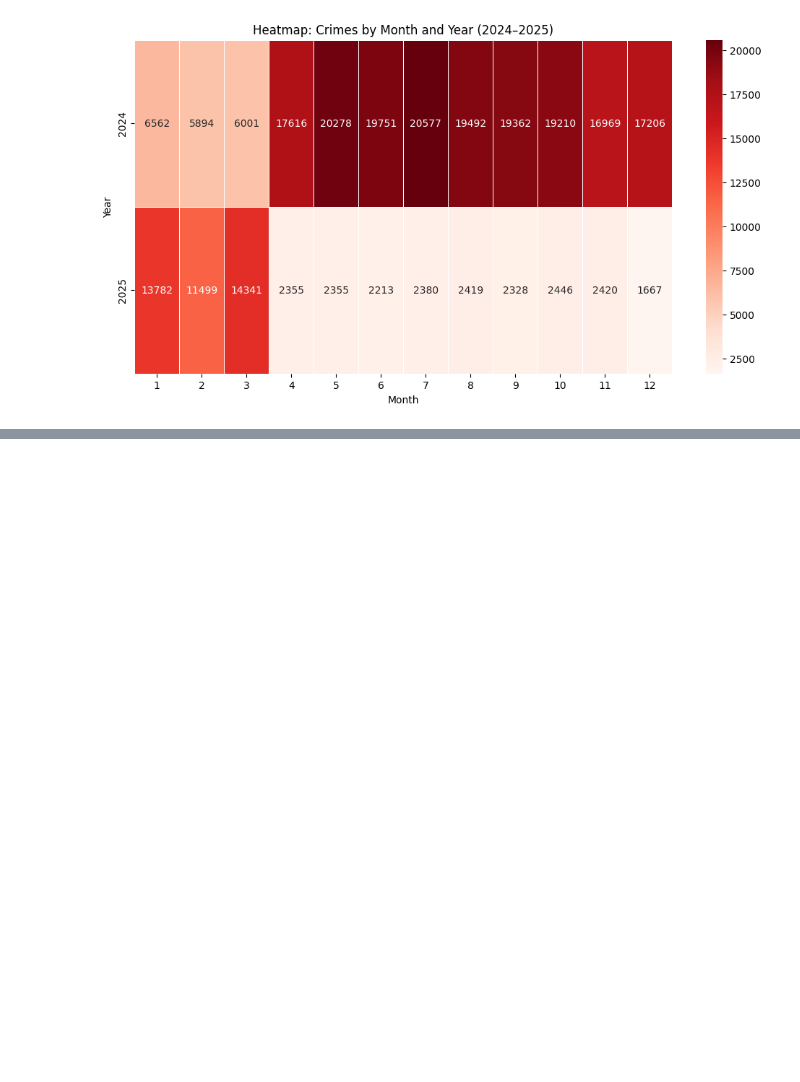
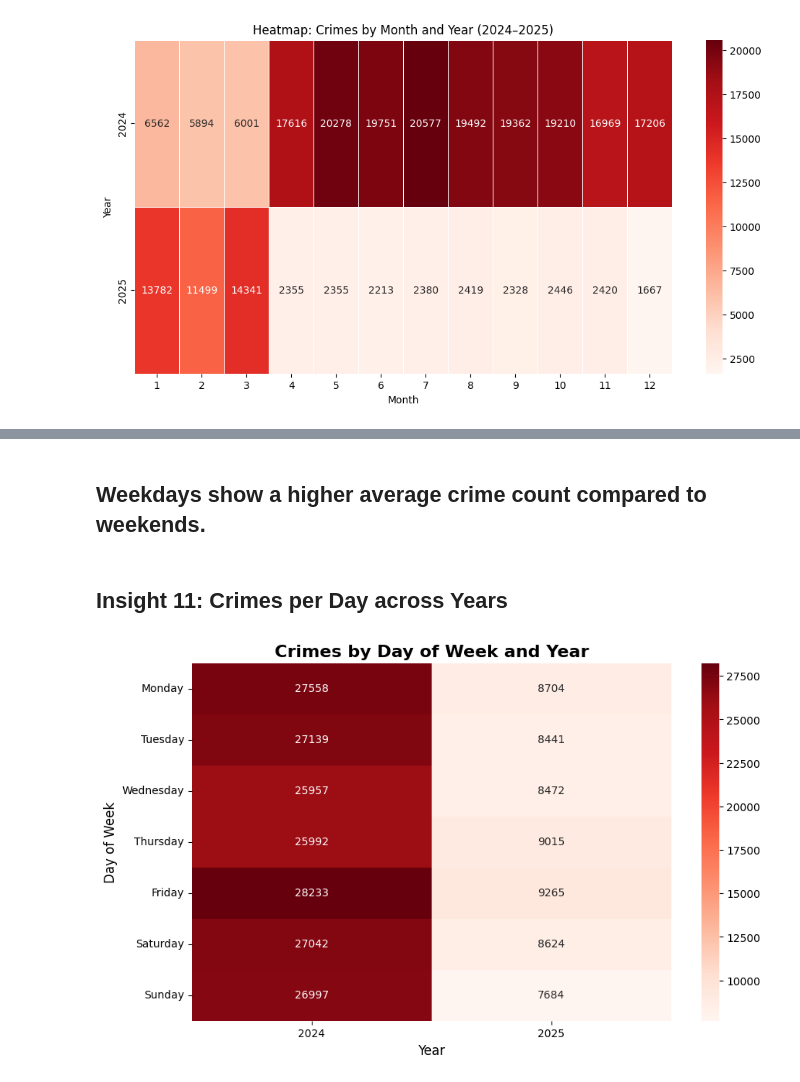
Before and after one commit to pasapak-sayo/ELEC303-DataAnalytics_exam, a Jupyter notebook: MidtermHandsOnExam.ipynb, the cells around one changed output, grey strips where cells are left out. Cells and saved outputs as stored; diff of their text form; code cells hidden in the pictures; blank space fills up the shorter version.

```diff
--- a/MidtermHandsOnExam.ipynb
+++ b/MidtermHandsOnExam.ipynb
@@ -201,0 +268,16 @@ plt.show()
+# %% [markdown]
+<h2> Weekdays show a higher average crime count compared to weekends.</h2>
+# %% [markdown]
+<h2>Insight 11: Crimes per Day across Years</h2>
+# %%
+heatmap_day_year = df.groupby(['DayOfWeek','Year']).size().unstack(fill_value=0)
+heatmap_day_year = heatmap_day_year.reindex(day_order)
+
+plt.figure(figsize=(10,6))
+sns.heatmap(heatmap_day_year, cmap="Reds", annot=True, fmt="d", cbar=True)
+plt.title("Crimes by Day of Week and Year", fontsize=16, fontweight='bold')
+plt.xlabel("Year", fontsize=12)
+plt.ylabel("Day of Week", fontsize=12)
+plt.show()
+# %% [output]
+[figure, added]
```
Also changed, not shown: parts of 98 cells of this notebook.
